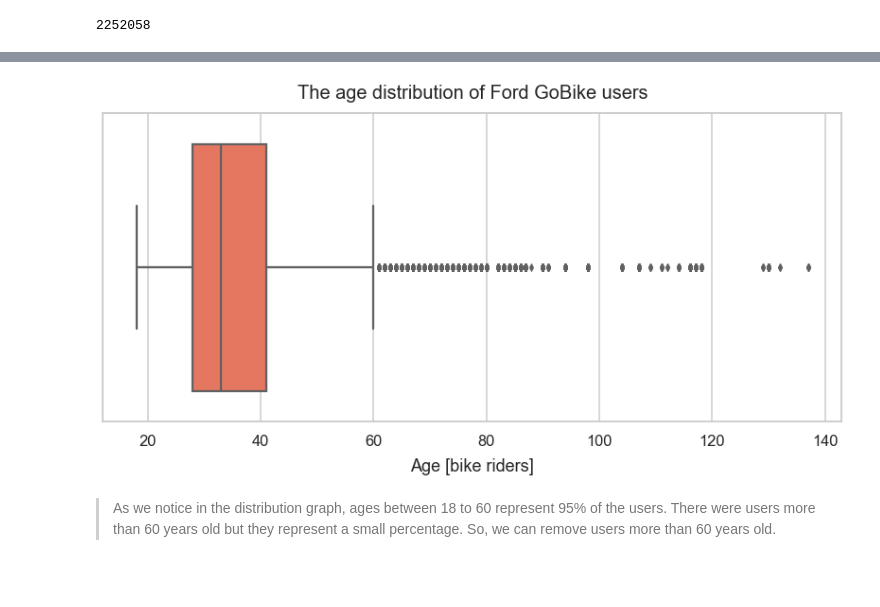
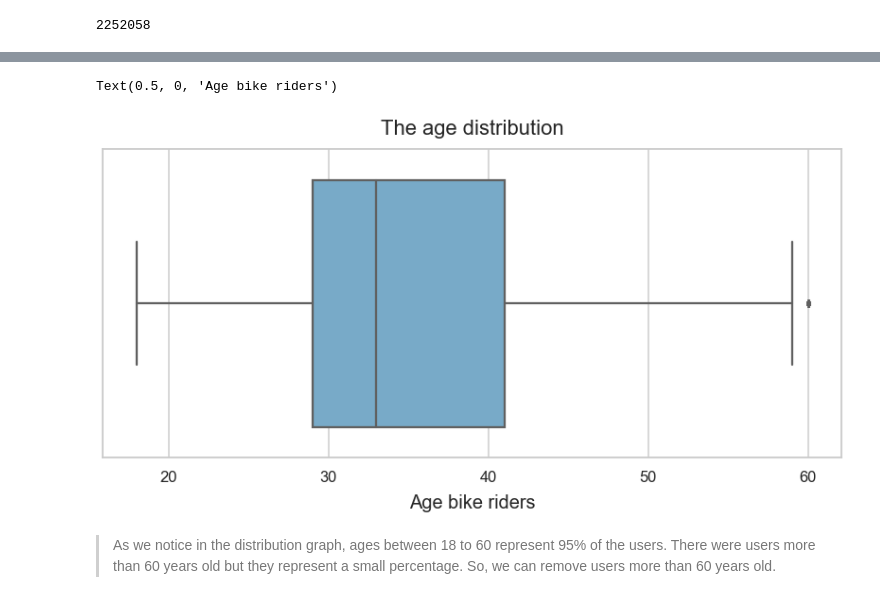
Before and after one commit to Abhijit99dey/Communicate-Data-Findings, a Jupyter notebook: exploration_template.ipynb, the cells around one changed output, grey strips where cells are left out. Cells and saved outputs as stored; diff of their text form; code cells hidden in the pictures; blank space fills up the shorter version.

```diff
--- a/exploration_template.ipynb
+++ b/exploration_template.ipynb
@@ -65,4 +65,4 @@ df.to_csv('data.csv')
 # %%
 # Examine DataFrame
-df = pd.read_csv('data.csv')
+dataFrame = pd.read_csv('mergeData.csv')
 # %%
@@ -100,11 +72,18 @@ Name: member_age, dtype: float64
 # %%
+# Set visualization style
+sns.set_style('whitegrid')
+sns.set_context("talk")
+
+# Filter data to include reasonable member age range
+dataFrame['member_age'] = 2018-dataFrame['member_birth_year']
+
 plt.figure(figsize=(14,6))
-sns.boxplot(x='member_age', data=df, palette='Reds', orient='h')
-plt.title("The age distribution of Ford GoBike users", fontsize=20, y=1.03)
-plt.xlabel("Age [bike riders]", fontsize=18, labelpad=10)
-plt.savefig('image01.png');
+sns.boxplot(x='member_age', data=dataFrame, palette='Blues', orient='h')
+plt.title("The age distribution", fontsize=22, y=1.03)
+plt.xlabel("Age bike riders", fontsize=20, labelpad=10)
 # %% [output]
+Text(0.5, 0, 'Age bike riders')
-[figure, old version]
+[figure, new version]
 # %% [markdown]
 > As we notice in the distribution graph, ages between 18 to 60 represent 95% of the users. There were users more than 60 years old but they represent a small percentage.
 So, we can remove users more than 60 years old.
```
Also changed, not shown: parts of 104 cells of this notebook, 4 other files.
